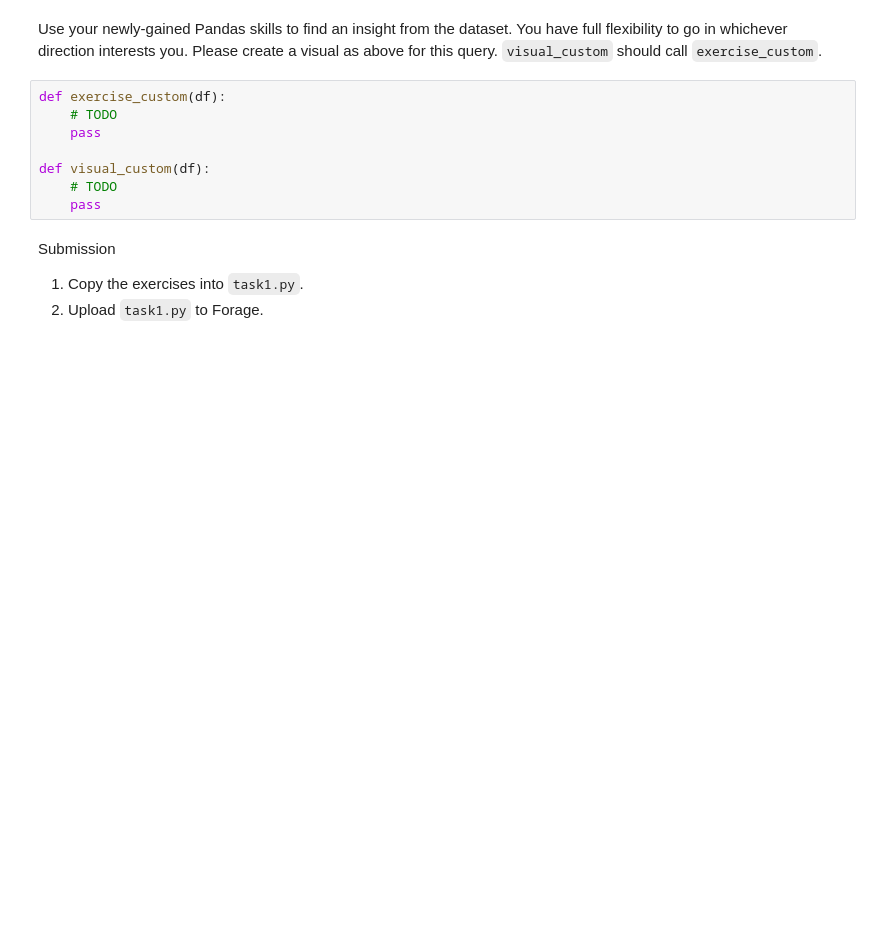
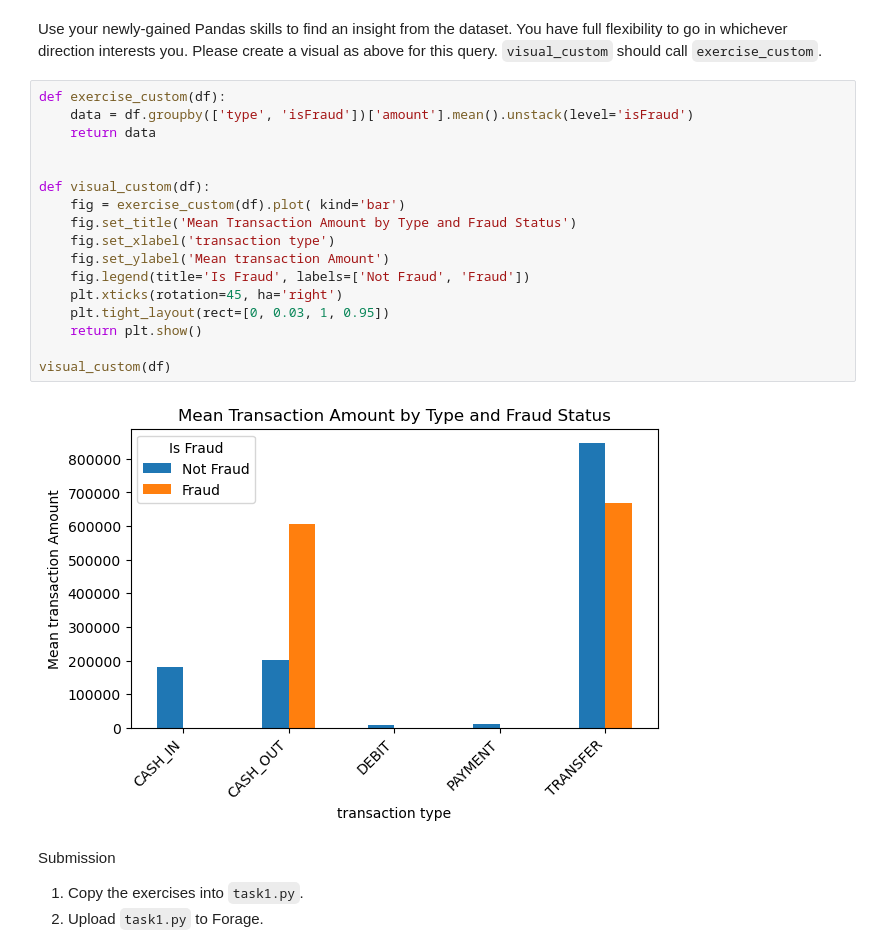
Before and after one commit to siddcyber/forage-security, a Jupyter notebook: task1.ipynb, the cells around one changed output. Saved outputs shown, nothing was run; the diff lists cells and outputs as text; blank space fills up the shorter version.

Commit message:
Finished custom exercise(mean of amount grouped by type and fraud), fixed minor errors and made things prettier

```diff
--- a/task1.ipynb
+++ b/task1.ipynb
@@ -229,12 +229,23 @@ visual_2(df)
 Use your newly-gained Pandas skills to find an insight from the dataset. You have full flexibility to go in whichever direction interests you. Please create a visual as above for this query. `visual_custom` should call `exercise_custom`.
 # %%
 def exercise_custom(df):
-    # TODO
-    pass
+    data = df.groupby(['type', 'isFraud'])['amount'].mean().unstack(level='isFraud')
+    return data
+
 
 def visual_custom(df):
-    # TODO
-    pass
+    fig = exercise_custom(df).plot( kind='bar')
+    fig.set_title('Mean Transaction Amount by Type and Fraud Status')
+    fig.set_xlabel('transaction type')
+    fig.set_ylabel('Mean transaction Amount')
+    fig.legend(title='Is Fraud', labels=['Not Fraud', 'Fraud'])
+    plt.xticks(rotation=45, ha='right')
+    plt.tight_layout(rect=[0, 0.03, 1, 0.95])
+    return plt.show()
+
+visual_custom(df)
+# %% [output]
+[figure, added]
 # %% [markdown]
 Submission
 
```
Also changed, not shown: parts of 2 cells of this notebook, 1 other file.
